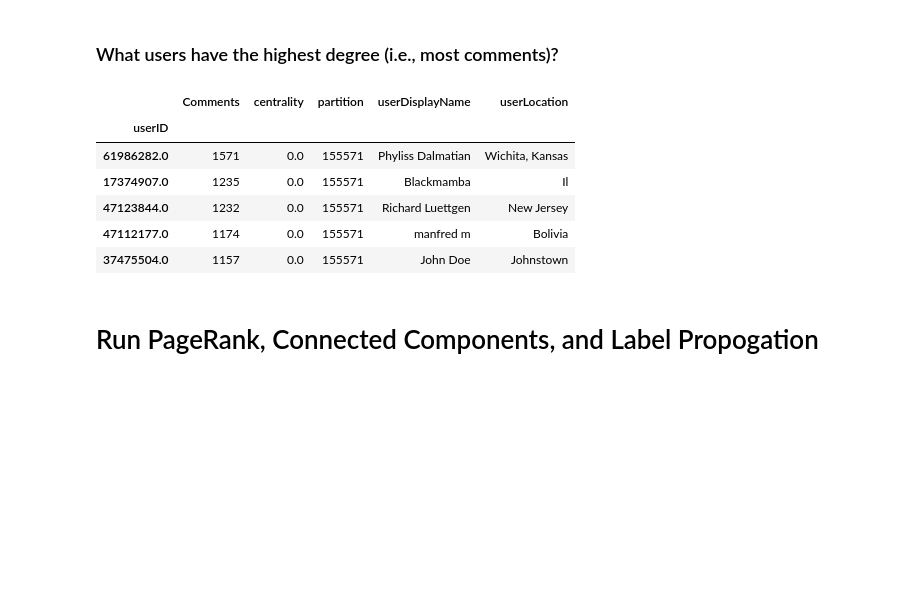
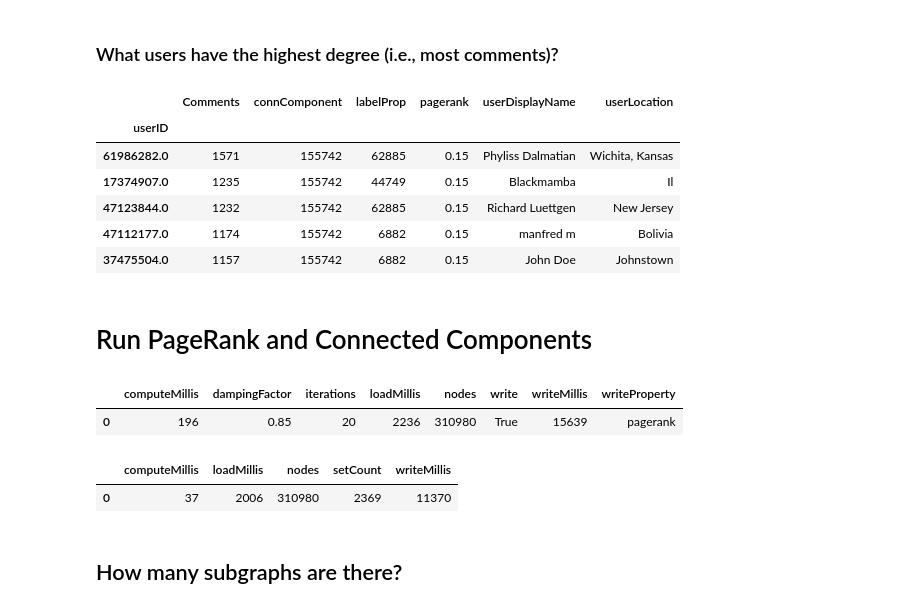
Before and after one commit to jvani/nyt-comments, a Jupyter notebook: notebooks/exploratory.ipynb, the cells around one changed output. Drawn from its saved outputs; the diff is of its cells as text; code cells hidden in the pictures; blank space fills up the shorter version.

```diff
--- a/notebooks/exploratory.ipynb
+++ b/notebooks/exploratory.ipynb
@@ -85,16 +74,32 @@ ORDER BY cmtCnt DESC LIMIT 5
 MATCH p=(u)-[:COMMENTED]->()
 RETURN u, count(p)""")
 
-pd.DataFrame([{**res['u'], 'Comments': res['count(p)']} for res in yield_results(cur)]) \
+pd.DataFrame([{**res['u'], 'Comments': res['count(p)']} for res in yield_record(cur)]) \
     .sort_values('Comments', ascending=False) \
     .set_index('userID')
 # %% [output]
-|  | Comments | centrality | partition | userDisplayName | userLocation |
-| userID |  |  |  |  |  |
-| 61986282.0 | 1571 | 0.0 | 155571 | Phyliss Dalmatian | Wichita, Kansas |
-| 17374907.0 | 1235 | 0.0 | 155571 | Blackmamba | Il |
-| 47123844.0 | 1232 | 0.0 | 155571 | Richard Luettgen | New Jersey |
-| 47112177.0 | 1174 | 0.0 | 155571 | manfred m | Bolivia |
-| 37475504.0 | 1157 | 0.0 | 155571 | John Doe | Johnstown |
+|  | Comments | connComponent | labelProp | pagerank | userDisplayName | userLocation |
+| userID |  |  |  |  |  |  |
+| 61986282.0 | 1571 | 155742 | 62885 | 0.15 | Phyliss Dalmatian | Wichita, Kansas |
+| 17374907.0 | 1235 | 155742 | 44749 | 0.15 | Blackmamba | Il |
+| 47123844.0 | 1232 | 155742 | 62885 | 0.15 | Richard Luettgen | New Jersey |
+| 47112177.0 | 1174 | 155742 | 6882 | 0.15 | manfred m | Bolivia |
+| 37475504.0 | 1157 | 155742 | 6882 | 0.15 | John Doe | Johnstown |
 # %% [markdown]
-# Run PageRank, Connected Components, and Label Propogation
+# Run PageRank and Connected Components
+# %%
+op = """CALL algo.pageRank(null, null, {iterations:20, dampingFactor:0.85, write: true, writeProperty:"pagerank"})
+YIELD nodes, iterations, loadMillis, computeMillis, writeMillis, dampingFactor, write, writeProperty"""
+pd.DataFrame([graph.run(op).next().data()])
+# %% [output]
+|  | computeMillis | dampingFactor | iterations | loadMillis | nodes | write | writeMillis | writeProperty |
+| 0 | 196 | 0.85 | 20 | 2236 | 310980 | True | 15639 | pagerank |
+# %%
+op = """CALL algo.unionFind(null, null, {write:true, partitionProperty:"connComponent"})
+YIELD nodes, setCount, loadMillis, computeMillis, writeMillis;"""
+pd.DataFrame([graph.run(op).next().data()])
+# %% [output]
+|  | computeMillis | loadMillis | nodes | setCount | writeMillis |
+| 0 | 37 | 2006 | 310980 | 2369 | 11370 |
+# %% [markdown]
+## How many subgraphs are there?
```
Also changed, not shown: parts of 14 cells of this notebook.
